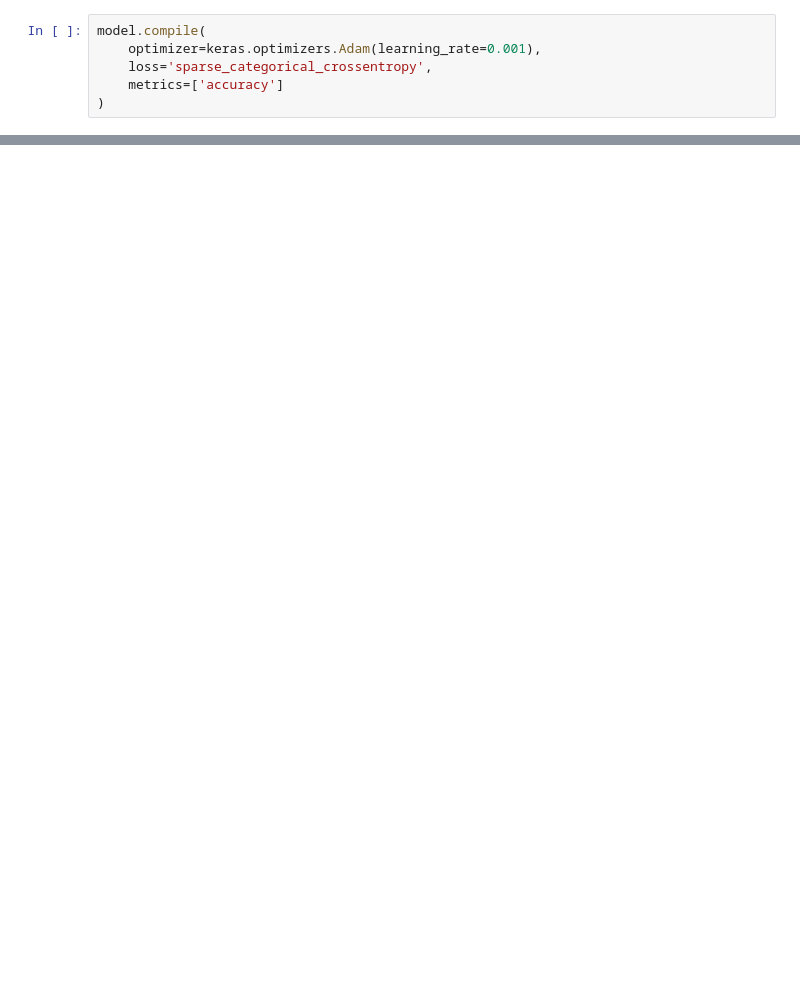
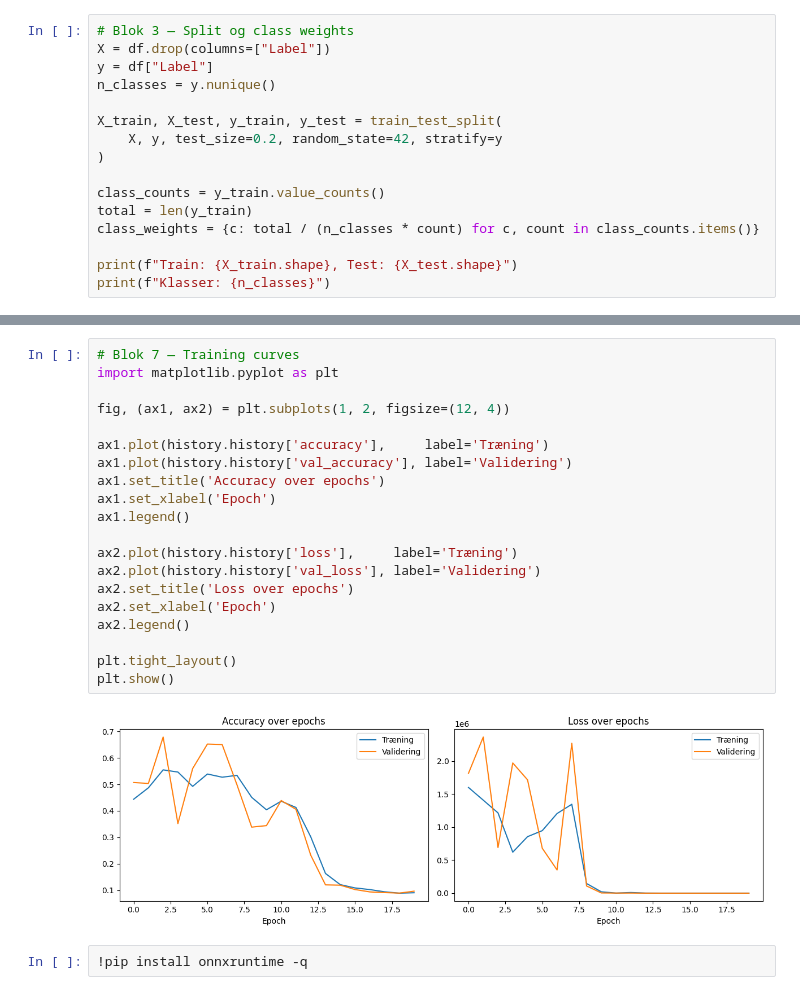
Before and after one commit to shuresm57/flowwatch, a Jupyter notebook: training/dnn_comparison.ipynb, the cells around one changed output, grey strips where cells are left out. Drawn from its saved outputs; the diff is of its cells as text; blank space fills up the shorter version.

```diff
--- a/training/dnn_comparison.ipynb
+++ b/training/dnn_comparison.ipynb
@@ -11,6 +33,16 @@ model = keras.Sequential([
 # %%
-model.compile(
-    optimizer=keras.optimizers.Adam(learning_rate=0.001),
-    loss='sparse_categorical_crossentropy',
-    metrics=['accuracy']
+# Blok 3 — Split og class weights
+X = df.drop(columns=["Label"])
+y = df["Label"]
+n_classes = y.nunique()
+
+X_train, X_test, y_train, y_test = train_test_split(
+    X, y, test_size=0.2, random_state=42, stratify=y
 )
+
+class_counts = y_train.value_counts()
+total = len(y_train)
+class_weights = {c: total / (n_classes * count) for c, count in class_counts.items()}
+
+print(f"Train: {X_train.shape}, Test: {X_test.shape}")
+print(f"Klasser: {n_classes}")
@@ -24,0 +134,24 @@ history = model.fit(
+# %%
+# Blok 7 — Training curves
+import matplotlib.pyplot as plt
+
+fig, (ax1, ax2) = plt.subplots(1, 2, figsize=(12, 4))
+
+ax1.plot(history.history['accuracy'],     label='Træning')
+ax1.plot(history.history['val_accuracy'], label='Validering')
+ax1.set_title('Accuracy over epochs')
+ax1.set_xlabel('Epoch')
+ax1.legend()
+
+ax2.plot(history.history['loss'],     label='Træning')
+ax2.plot(history.history['val_loss'], label='Validering')
+ax2.set_title('Loss over epochs')
+ax2.set_xlabel('Epoch')
+ax2.legend()
+
+plt.tight_layout()
+plt.show()
+# %% [output]
+[figure, added]
+# %%
+!pip install onnxruntime -q
```
Also changed, not shown: parts of 7 cells of this notebook, 2 other files.
